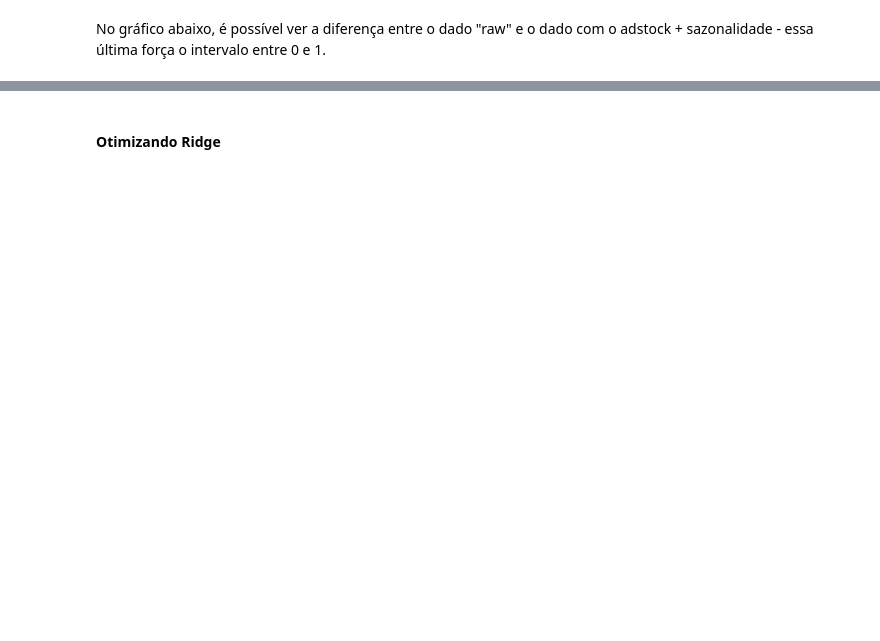
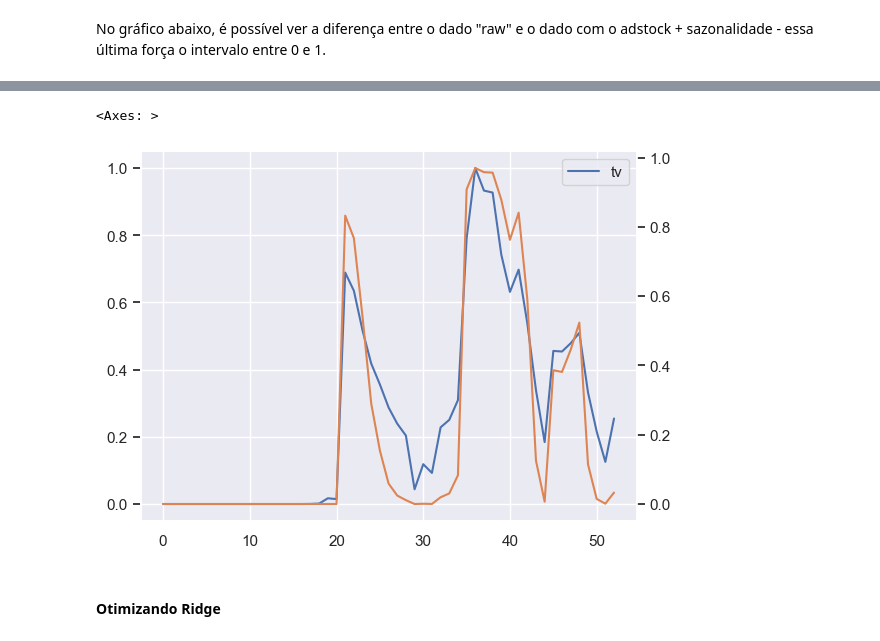
Before and after one commit to marianehauy/MMM-case, a Jupyter notebook: notebooks/ridge_regression.ipynb, the cells around one changed output, grey strips where cells are left out. Cells and saved outputs as stored; diff of their text form; code cells hidden in the pictures; blank space fills up the shorter version.

```diff
--- a/notebooks/ridge_regression.ipynb
+++ b/notebooks/ridge_regression.ipynb
@@ -179,3 +172,13 @@ b["tv"].plot(secondary_y=True)
+# %%
+# apply adstock transformation to the media variables
+df_train_saturation = ridge_model.model["saturation"].transform(df_train_transformed)
+df_train_saturation = ridge_model.model["to_df3"].transform(df_train_saturation)
+# # plot both original and transformed variable
+df_train_transformed[["tv"]].plot(alpha = 1)
+df_train_saturation["tv"].plot(secondary_y=True)
+# %% [output]
+<Axes: >
+[figure, added]
 # %% [markdown]
 #### Otimizando Ridge
 # %%
```
Also changed, not shown: parts of 23 cells of this notebook, 11 other files.
